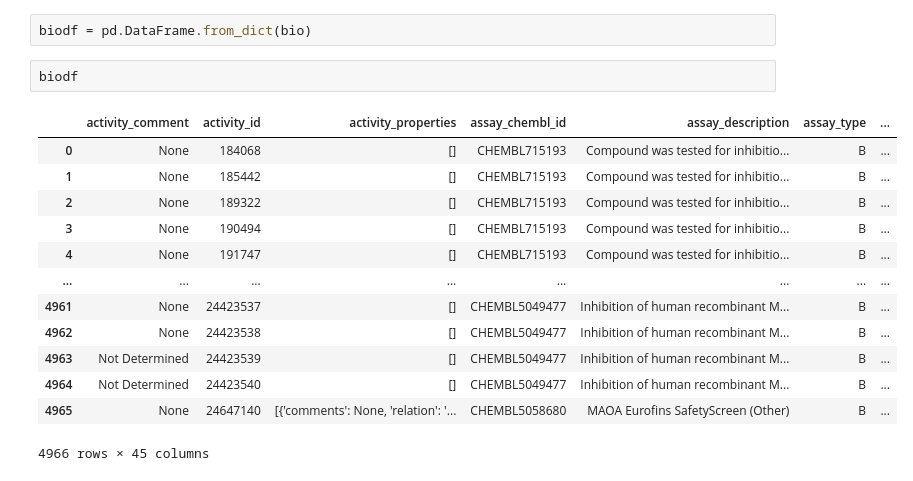
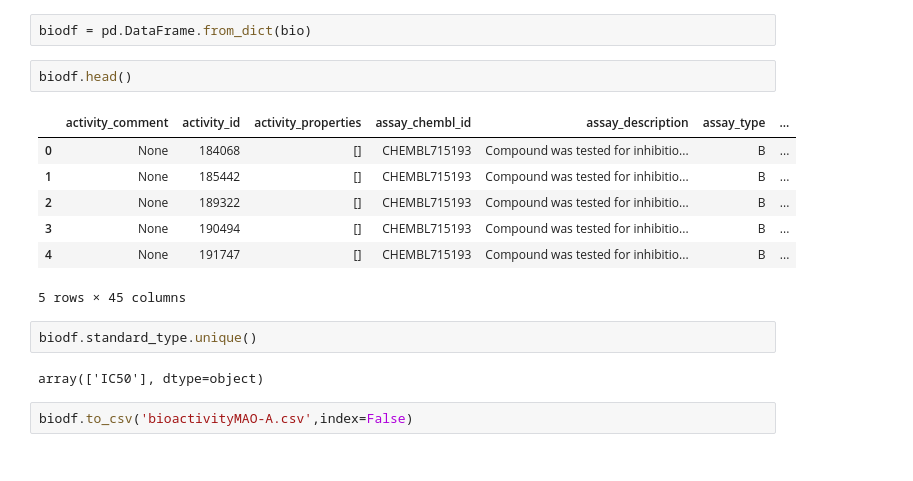
Before and after one commit to Diacod-I/BourneToKill, a Jupyter notebook: BioInfo.ipynb, the cells around one changed output. Saved outputs shown, nothing was run; the diff lists cells and outputs as text.

```diff
--- a/BioInfo.ipynb
+++ b/BioInfo.ipynb
@@ -53,20 +53,20 @@ bio = activity.filter(target_chembl_id=MaOA).filter(standard_type='IC50')
 # %%
 biodf = pd.DataFrame.from_dict(bio)
 # %%
-biodf
+biodf.head()
 # %% [output]
 |  | activity_comment | activity_id | activity_properties | assay_chembl_id | assay_description | assay_type | ... |
 | 0 | None | 184068 | [] | CHEMBL715193 | Compound was tested for inhibitio... | B | ... |
 | 1 | None | 185442 | [] | CHEMBL715193 | Compound was tested for inhibitio... | B | ... |
 | 2 | None | 189322 | [] | CHEMBL715193 | Compound was tested for inhibitio... | B | ... |
 | 3 | None | 190494 | [] | CHEMBL715193 | Compound was tested for inhibitio... | B | ... |
 | 4 | None | 191747 | [] | CHEMBL715193 | Compound was tested for inhibitio... | B | ... |
-| ... | ... | ... | ... | ... | ... | ... | ... |
-| 4961 | None | 24423537 | [] | CHEMBL5049477 | Inhibition of human recombinant M... | B | ... |
-| 4962 | None | 24423538 | [] | CHEMBL5049477 | Inhibition of human recombinant M... | B | ... |
-| 4963 | Not Determined | 24423539 | [] | CHEMBL5049477 | Inhibition of human recombinant M... | B | ... |
-| 4964 | Not Determined | 24423540 | [] | CHEMBL5049477 | Inhibition of human recombinant M... | B | ... |
-| 4965 | None | 24647140 | [{'comments': None, 'relation': '... | CHEMBL5058680 | MAOA Eurofins SafetyScreen (Other) | B | ... |
-4966 rows × 45 columns
+5 rows × 45 columns
+# %%
+biodf.standard_type.unique()
+# %% [output]
+array(['IC50'], dtype=object)
+# %%
+biodf.to_csv('bioactivityMAO-A.csv',index=False)
 # %%
 biodf[biodf['target_organism']=='Homo sapiens']['assay_description'].unique()
```
Also changed, not shown: parts of 4 cells of this notebook.
